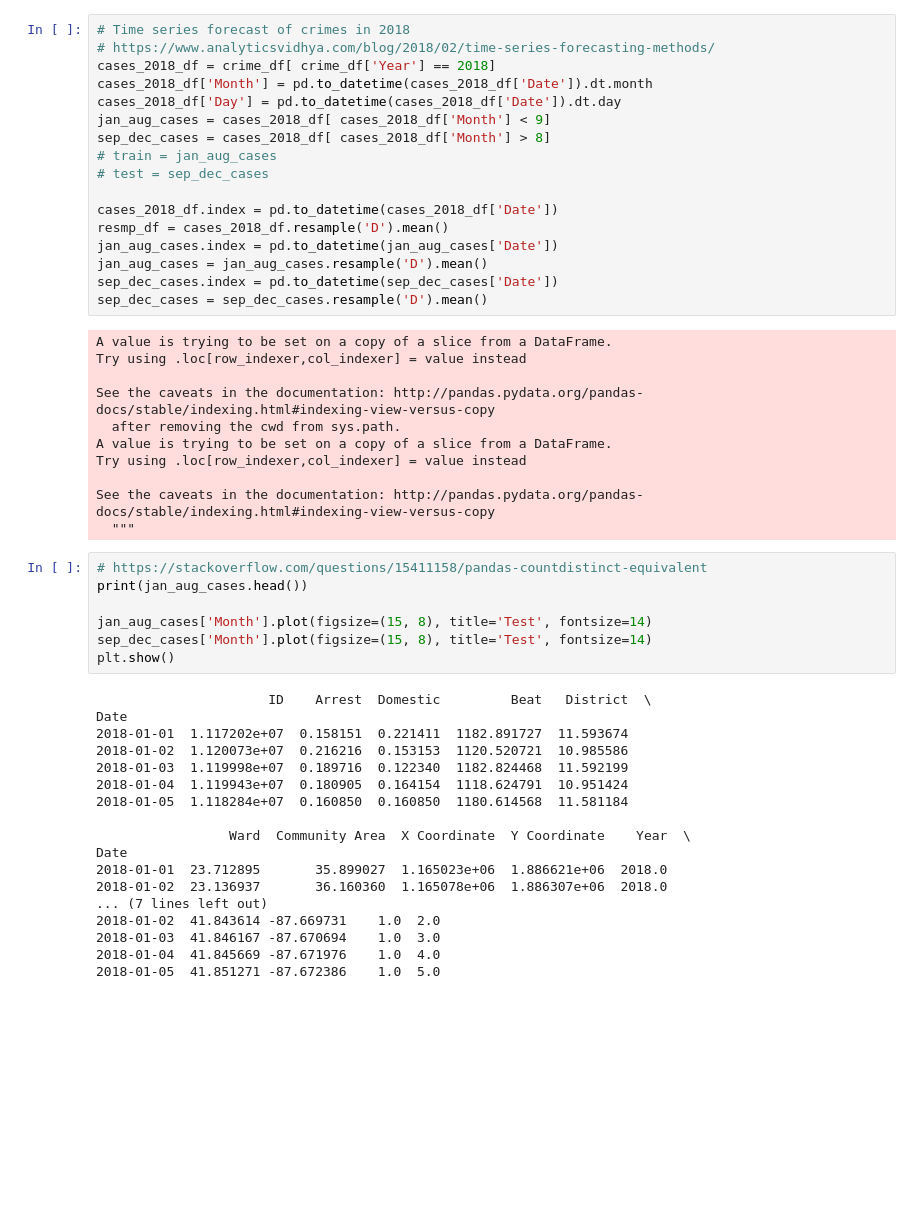
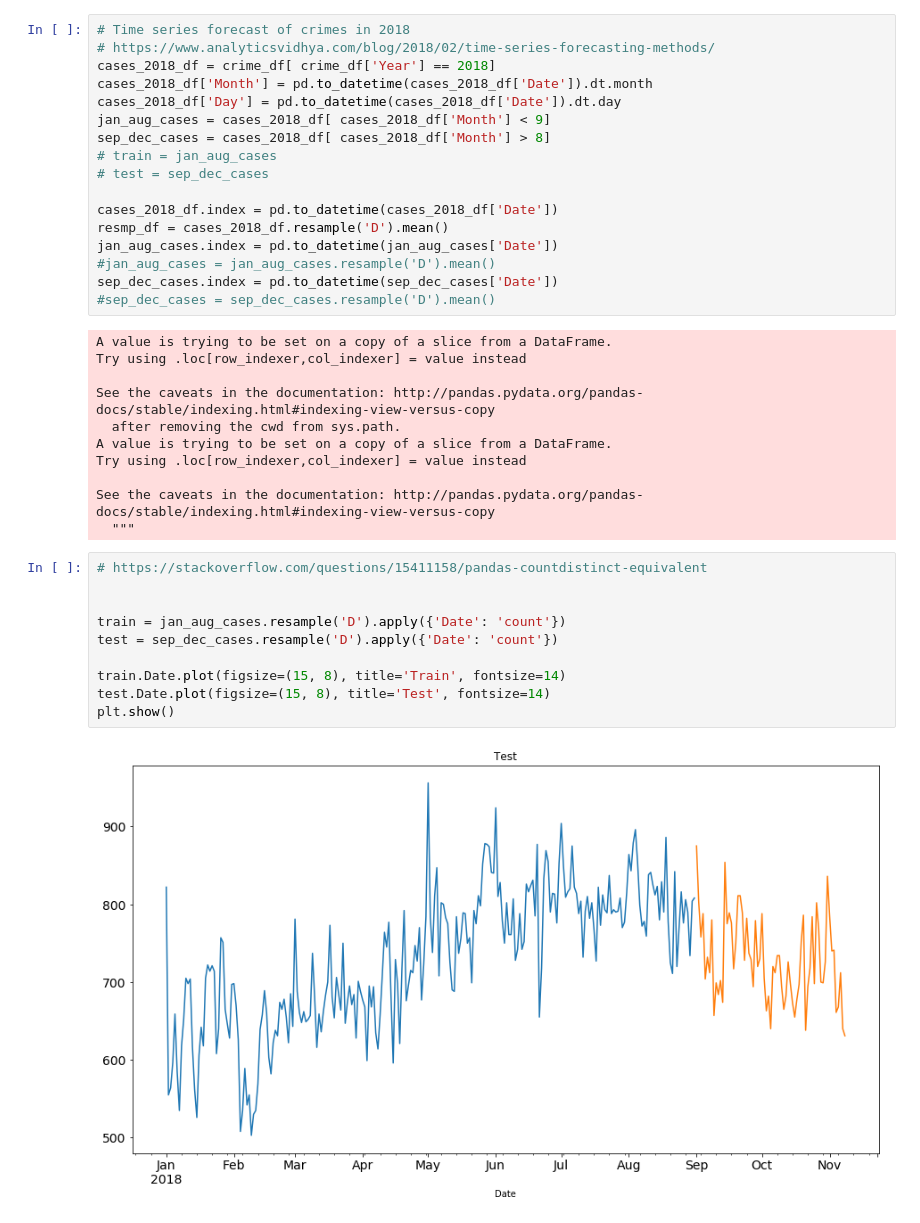
Before and after one commit to marc-wilson/crime-app, a Jupyter notebook: exploration.ipynb, the cells around one changed output. Saved outputs shown, nothing was run; the diff lists cells and outputs as text; blank space fills up the shorter version.

Commit message:
created train and test data

```diff
--- a/exploration.ipynb
+++ b/exploration.ipynb
@@ -106,9 +109,9 @@ sep_dec_cases = cases_2018_df[ cases_2018_df['Month'] > 8]
 cases_2018_df.index = pd.to_datetime(cases_2018_df['Date'])
 resmp_df = cases_2018_df.resample('D').mean()
 jan_aug_cases.index = pd.to_datetime(jan_aug_cases['Date'])
-jan_aug_cases = jan_aug_cases.resample('D').mean()
+#jan_aug_cases = jan_aug_cases.resample('D').mean()
 sep_dec_cases.index = pd.to_datetime(sep_dec_cases['Date'])
-sep_dec_cases = sep_dec_cases.resample('D').mean()
+#sep_dec_cases = sep_dec_cases.resample('D').mean()
 # %% [output]
 A value is trying to be set on a copy of a slice from a DataFrame.
 Try using .loc[row_indexer,col_indexer] = value instead
@@ -122,26 +125,13 @@ See the caveats in the documentation: http://pandas.pydata.org/pandas-docs/stabl
   """
 # %%
 # https://stackoverflow.com/questions/15411158/pandas-countdistinct-equivalent
-print(jan_aug_cases.head())
 
-jan_aug_cases['Month'].plot(figsize=(15, 8), title='Test', fontsize=14)
-sep_dec_cases['Month'].plot(figsize=(15, 8), title='Test', fontsize=14)
+
+train = jan_aug_cases.resample('D').apply({'Date': 'count'})
+test = sep_dec_cases.resample('D').apply({'Date': 'count'})
+
+train.Date.plot(figsize=(15, 8), title='Train', fontsize=14)
+test.Date.plot(figsize=(15, 8), title='Test', fontsize=14)
 plt.show()
 # %% [output]
-                      ID    Arrest  Domestic         Beat   District  \
-Date
-2018-01-01  1.117202e+07  0.158151  0.221411  1182.891727  11.593674
-2018-01-02  1.120073e+07  0.216216  0.153153  1120.520721  10.985586
-2018-01-03  1.119998e+07  0.189716  0.122340  1182.824468  11.592199
-2018-01-04  1.119943e+07  0.180905  0.164154  1118.624791  10.951424
-2018-01-05  1.118284e+07  0.160850  0.160850  1180.614568  11.581184
-
-                 Ward  Community Area  X Coordinate  Y Coordinate    Year  \
-Date
-2018-01-01  23.712895       35.899027  1.165023e+06  1.886621e+06  2018.0
-2018-01-02  23.136937       36.160360  1.165078e+06  1.886307e+06  2018.0
-... (7 lines left out)
-2018-01-02  41.843614 -87.669731    1.0  2.0
-2018-01-03  41.846167 -87.670694    1.0  3.0
-2018-01-04  41.845669 -87.671976    1.0  4.0
-2018-01-05  41.851271 -87.672386    1.0  5.0
+[figure, added]
```
Also changed, not shown: parts of 3 cells of this notebook.
